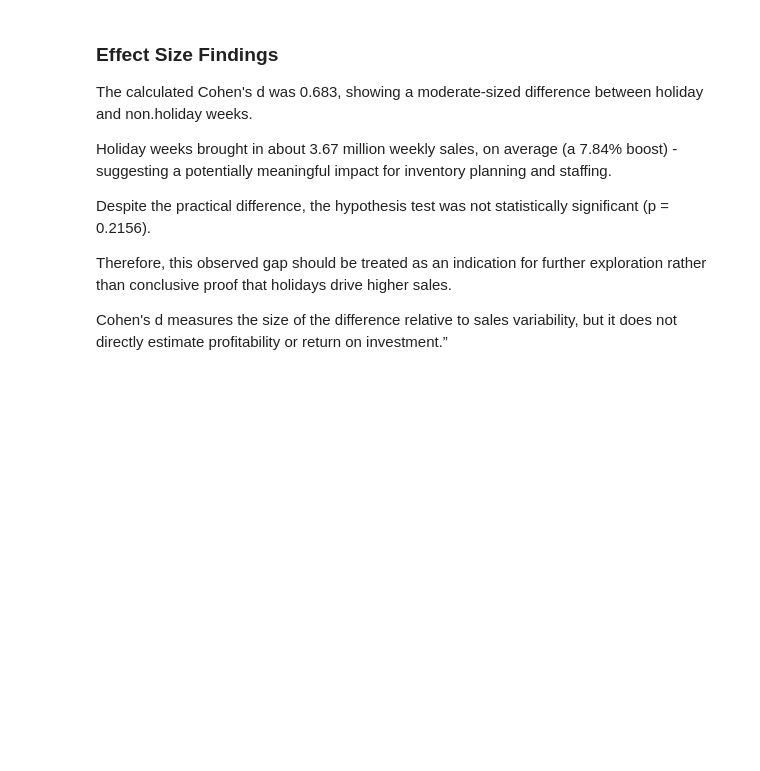
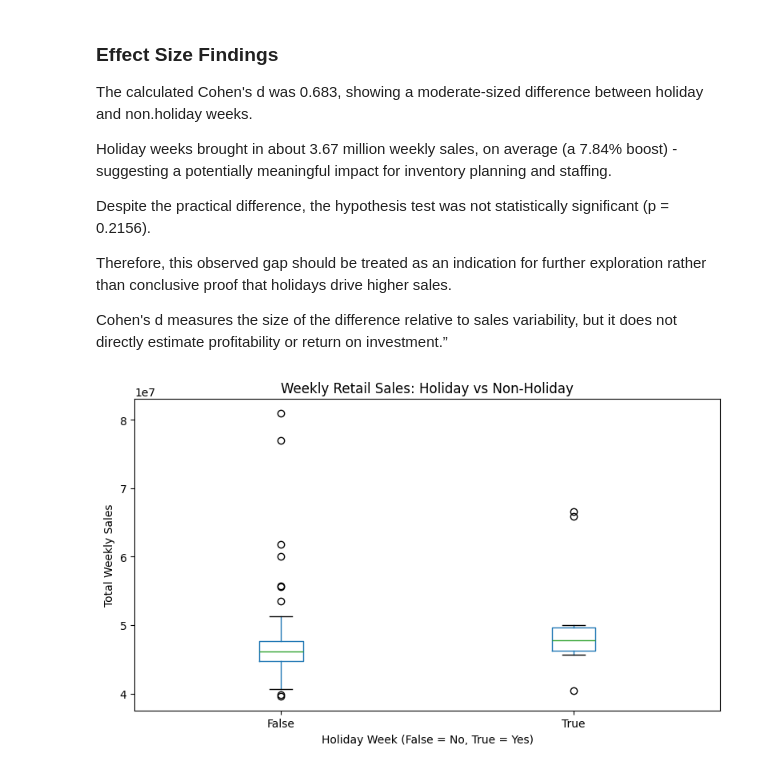
Before and after one commit to Mumtazib01/Retail-Sales-Advanced-Analytics, a Jupyter notebook: jupyter_notebooks/03_retail_sales_statistics.ipynb, the cells around one changed output. Drawn from its saved outputs; the diff is of its cells as text; code cells hidden in the pictures; blank space fills up the shorter version.

Commit message:
Complete BR3 holiday sales hypothesis testing and business conclusions

```diff
--- a/jupyter_notebooks/03_retail_sales_statistics.ipynb
+++ b/jupyter_notebooks/03_retail_sales_statistics.ipynb
@@ -256,3 +256,22 @@ Despite the practical difference, the hypothesis test was not statistically sign
 Therefore, this observed gap should be treated as an indication for further exploration rather than conclusive proof that holidays drive higher sales.
 
 Cohen's d measures the size of the difference relative to sales variability, but it does not directly estimate profitability or return on investment.”
+# %%
+import matplotlib.pyplot as plt
+
+ax = weekly_sales.boxplot(
+    column="Weekly_Sales",
+    by="IsHoliday",
+    figsize=(8, 5),
+    grid=False
+)
+
+ax.set_title("Weekly Retail Sales: Holiday vs Non-Holiday")
+ax.set_xlabel("Holiday Week (False = No, True = Yes)")
+ax.set_ylabel("Total Weekly Sales")
+
+plt.suptitle("")
+plt.tight_layout()
+plt.show()
+# %% [output]
+[figure, added]
```
Also changed, not shown: parts of 1 cell of this notebook.
